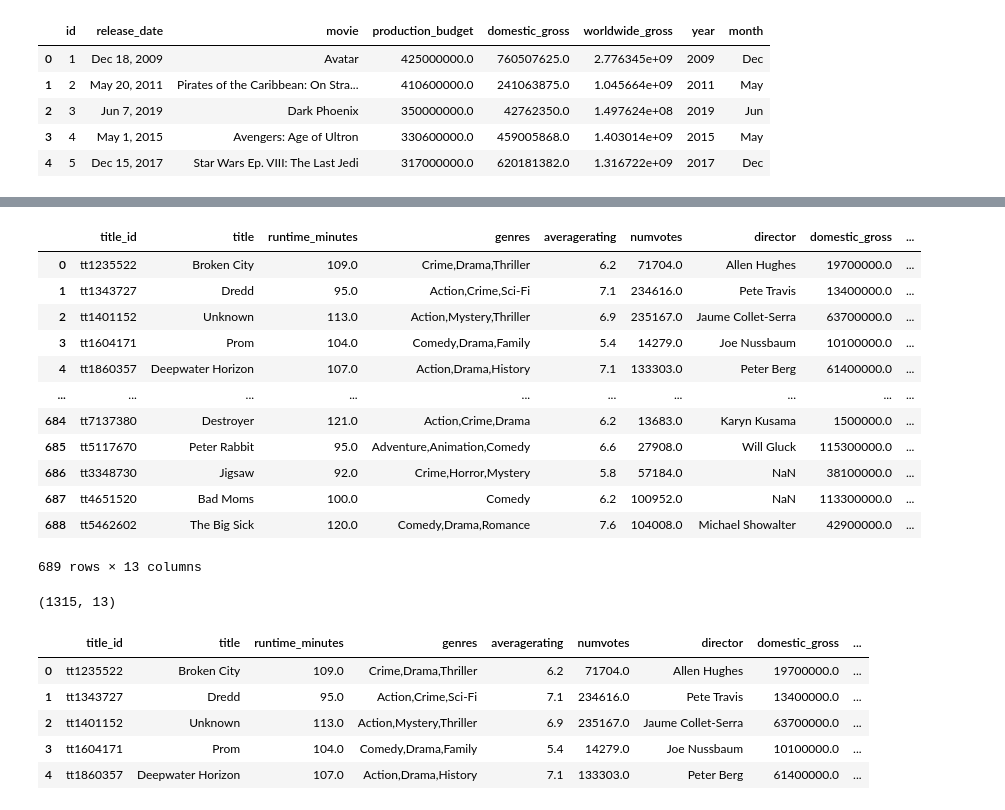
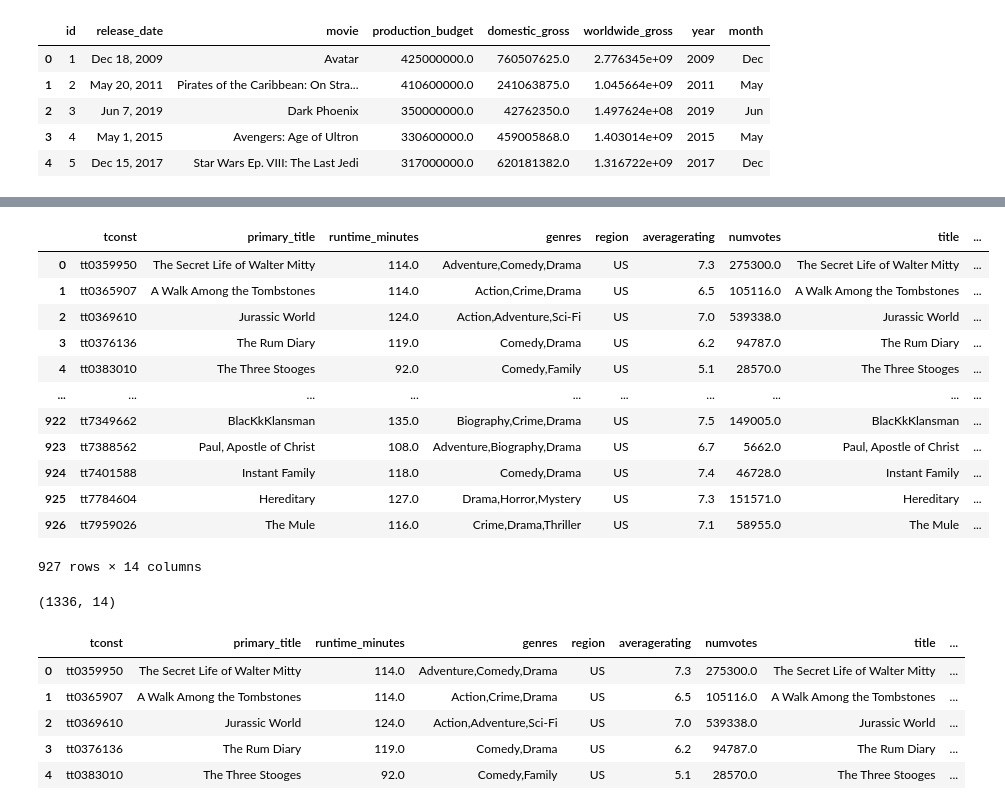
Before and after one commit to bentoler22/Flatiron_Phase_1_Project, a Jupyter notebook: student.ipynb, the cells around one changed output, grey strips where cells are left out. Drawn from its saved outputs; the diff is of its cells as text; code cells hidden in the pictures.

Commit message:
genre and production budget analysis

```diff
--- a/student.ipynb
+++ b/student.ipynb
@@ -203,8 +236,10 @@ Data columns (total 5 columns):
 dtypes: float64(2), int64(1), object(2)
 memory usage: 132.4+ KB
 # %%
-movie_df = imbd_df.merge(df1, how='inner', left_on=['title', 'start_year'],
+movie_df = imbd_df.merge(df1, how='inner', left_on=['primary_title', 'start_year'],
                         right_on=['title', 'year'])
 movie_df.drop(['studio', 'start_year'], axis=1, inplace=True)
+# %%
+movie_df.drop_duplicates(subset='primary_title', keep=False, inplace=True)
 # %%
 movie_df['worldwide_gross'] = movie_df.domestic_gross + movie_df.foreign_gross
@@ -235,3 +292,3 @@ df11.head()
 # %%
-movie2_df = imbd_df.merge(df11, how='inner', left_on=['title', 'start_year'],
+movie_2_df = imbd_df.merge(df11, how='inner', left_on=['primary_title', 'start_year'],
                         right_on=['movie', 'year'])
@@ -238,2 +299,2 @@ movie2_df = imbd_df.merge(df11, how='inner', left_on=['title', 'start_year'],
 # %%
-movie2_df.drop(['start_year', 'id', 'release_date', 'movie'], axis=1, inplace=True)
+movie_2_df.drop(['start_year', 'id', 'release_date', 'movie'], axis=1, inplace=True)
@@ -256,21 +317,21 @@ movie2_df
 # %%
-joined_movies = movie_df.merge(movie2_df[['title', 'production_budget', 'year', 'month']]
+joined_movies = movie_df.merge(movie_2_df[['primary_title', 'production_budget', 'year', 'month']]
                                           ,how='inner',
-                               left_on=['title','year'],
-                               right_on=['title', 'year'])
+                               left_on=['primary_title','year'],
+                               right_on=['primary_title', 'year'])
 joined_movies
 # %% [output]
-|  | title_id | title | runtime_minutes | genres | averagerating | numvotes | director | domestic_gross | ... |
-| 0 | tt1235522 | Broken City | 109.0 | Crime,Drama,Thriller | 6.2 | 71704.0 | Allen Hughes | 19700000.0 | ... |
-| 1 | tt1343727 | Dredd | 95.0 | Action,Crime,Sci-Fi | 7.1 | 234616.0 | Pete Travis | 13400000.0 | ... |
-| 2 | tt1401152 | Unknown | 113.0 | Action,Mystery,Thriller | 6.9 | 235167.0 | Jaume Collet-Serra | 63700000.0 | ... |
-| 3 | tt1604171 | Prom | 104.0 | Comedy,Drama,Family | 5.4 | 14279.0 | Joe Nussbaum | 10100000.0 | ... |
-| 4 | tt1860357 | Deepwater Horizon | 107.0 | Action,Drama,History | 7.1 | 133303.0 | Peter Berg | 61400000.0 | ... |
+|  | tconst | primary_title | runtime_minutes | genres | region | averagerating | numvotes | title | ... |
+| 0 | tt0359950 | The Secret Life of Walter Mitty | 114.0 | Adventure,Comedy,Drama | US | 7.3 | 275300.0 | The Secret Life of Walter Mitty | ... |
+| 1 | tt0365907 | A Walk Among the Tombstones | 114.0 | Action,Crime,Drama | US | 6.5 | 105116.0 | A Walk Among the Tombstones | ... |
+| 2 | tt0369610 | Jurassic World | 124.0 | Action,Adventure,Sci-Fi | US | 7.0 | 539338.0 | Jurassic World | ... |
+| 3 | tt0376136 | The Rum Diary | 119.0 | Comedy,Drama | US | 6.2 | 94787.0 | The Rum Diary | ... |
+| 4 | tt0383010 | The Three Stooges | 92.0 | Comedy,Family | US | 5.1 | 28570.0 | The Three Stooges | ... |
 | ... | ... | ... | ... | ... | ... | ... | ... | ... | ... |
-| 684 | tt7137380 | Destroyer | 121.0 | Action,Crime,Drama | 6.2 | 13683.0 | Karyn Kusama | 1500000.0 | ... |
-| 685 | tt5117670 | Peter Rabbit | 95.0 | Adventure,Animation,Comedy | 6.6 | 27908.0 | Will Gluck | 115300000.0 | ... |
-| 686 | tt3348730 | Jigsaw | 92.0 | Crime,Horror,Mystery | 5.8 | 57184.0 | NaN | 38100000.0 | ... |
-| 687 | tt4651520 | Bad Moms | 100.0 | Comedy | 6.2 | 100952.0 | NaN | 113300000.0 | ... |
-| 688 | tt5462602 | The Big Sick | 120.0 | Comedy,Drama,Romance | 7.6 | 104008.0 | Michael Showalter | 42900000.0 | ... |
+| 922 | tt7349662 | BlacKkKlansman | 135.0 | Biography,Crime,Drama | US | 7.5 | 149005.0 | BlacKkKlansman | ... |
+| 923 | tt7388562 | Paul, Apostle of Christ | 108.0 | Adventure,Biography,Drama | US | 6.7 | 5662.0 | Paul, Apostle of Christ | ... |
+| 924 | tt7401588 | Instant Family | 118.0 | Comedy,Drama | US | 7.4 | 46728.0 | Instant Family | ... |
+| 925 | tt7784604 | Hereditary | 127.0 | Drama,Horror,Mystery | US | 7.3 | 151571.0 | Hereditary | ... |
+| 926 | tt7959026 | The Mule | 116.0 | Crime,Drama,Thriller | US | 7.1 | 58955.0 | The Mule | ... |
-689 rows × 13 columns
+927 rows × 14 columns
 # %%
@@ -280,5 +341,5 @@ total_df.drop_duplicates('title', keep='first', inplace=True)
 # %%
-total_df.shape
+total_movie_df.shape
 # %% [output]
-(1315, 13)
+(1336, 14)
 # %%
@@ -286,10 +347,10 @@ total_df['worldwide_net_profit'] = total_df.worldwide_gross - total_df.productio
 # %%
-total_df.head()
+total_movie_df.head()
 # %% [output]
-|  | title_id | title | runtime_minutes | genres | averagerating | numvotes | director | domestic_gross | ... |
-| 0 | tt1235522 | Broken City | 109.0 | Crime,Drama,Thriller | 6.2 | 71704.0 | Allen Hughes | 19700000.0 | ... |
-| 1 | tt1343727 | Dredd | 95.0 | Action,Crime,Sci-Fi | 7.1 | 234616.0 | Pete Travis | 13400000.0 | ... |
-| 2 | tt1401152 | Unknown | 113.0 | Action,Mystery,Thriller | 6.9 | 235167.0 | Jaume Collet-Serra | 63700000.0 | ... |
-| 3 | tt1604171 | Prom | 104.0 | Comedy,Drama,Family | 5.4 | 14279.0 | Joe Nussbaum | 10100000.0 | ... |
-| 4 | tt1860357 | Deepwater Horizon | 107.0 | Action,Drama,History | 7.1 | 133303.0 | Peter Berg | 61400000.0 | ... |
+|  | tconst | primary_title | runtime_minutes | genres | region | averagerating | numvotes | title | ... |
+| 0 | tt0359950 | The Secret Life of Walter Mitty | 114.0 | Adventure,Comedy,Drama | US | 7.3 | 275300.0 | The Secret Life of Walter Mitty | ... |
+| 1 | tt0365907 | A Walk Among the Tombstones | 114.0 | Action,Crime,Drama | US | 6.5 | 105116.0 | A Walk Among the Tombstones | ... |
+| 2 | tt0369610 | Jurassic World | 124.0 | Action,Adventure,Sci-Fi | US | 7.0 | 539338.0 | Jurassic World | ... |
+| 3 | tt0376136 | The Rum Diary | 119.0 | Comedy,Drama | US | 6.2 | 94787.0 | The Rum Diary | ... |
+| 4 | tt0383010 | The Three Stooges | 92.0 | Comedy,Family | US | 5.1 | 28570.0 | The Three Stooges | ... |
 # %%
```
Also changed, not shown: parts of 53 cells of this notebook.
